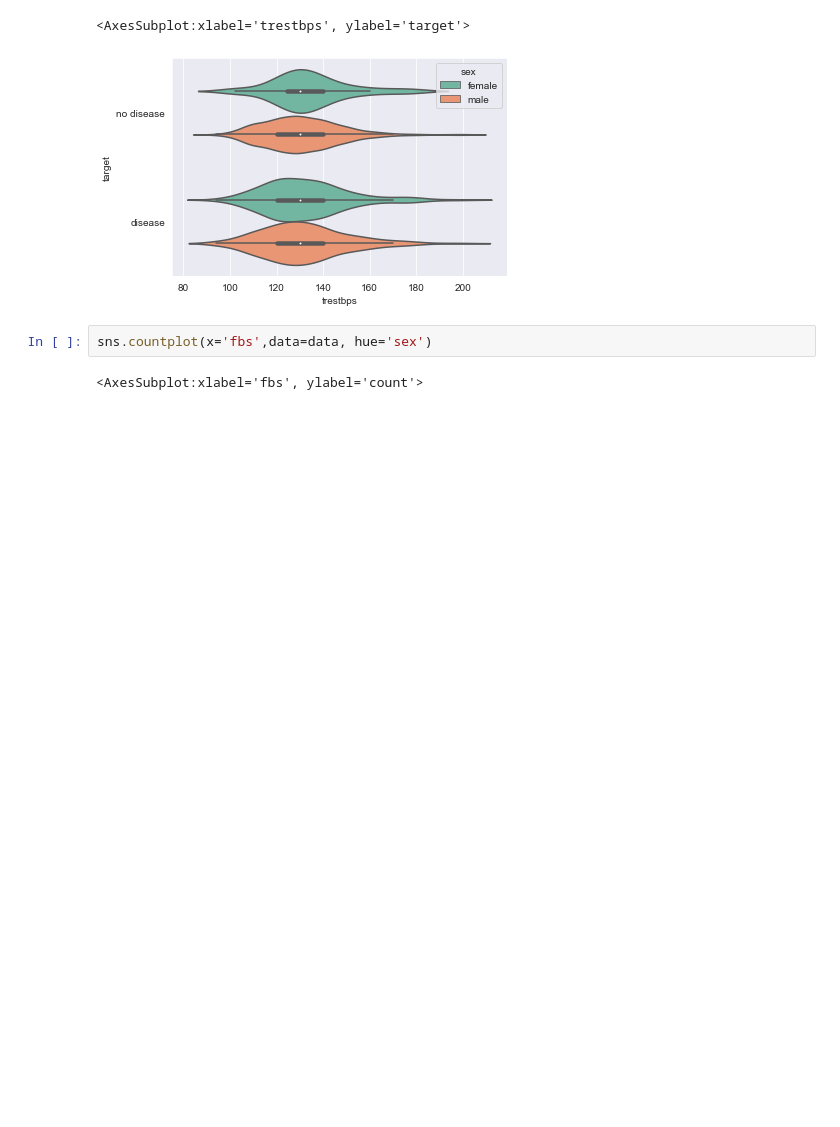
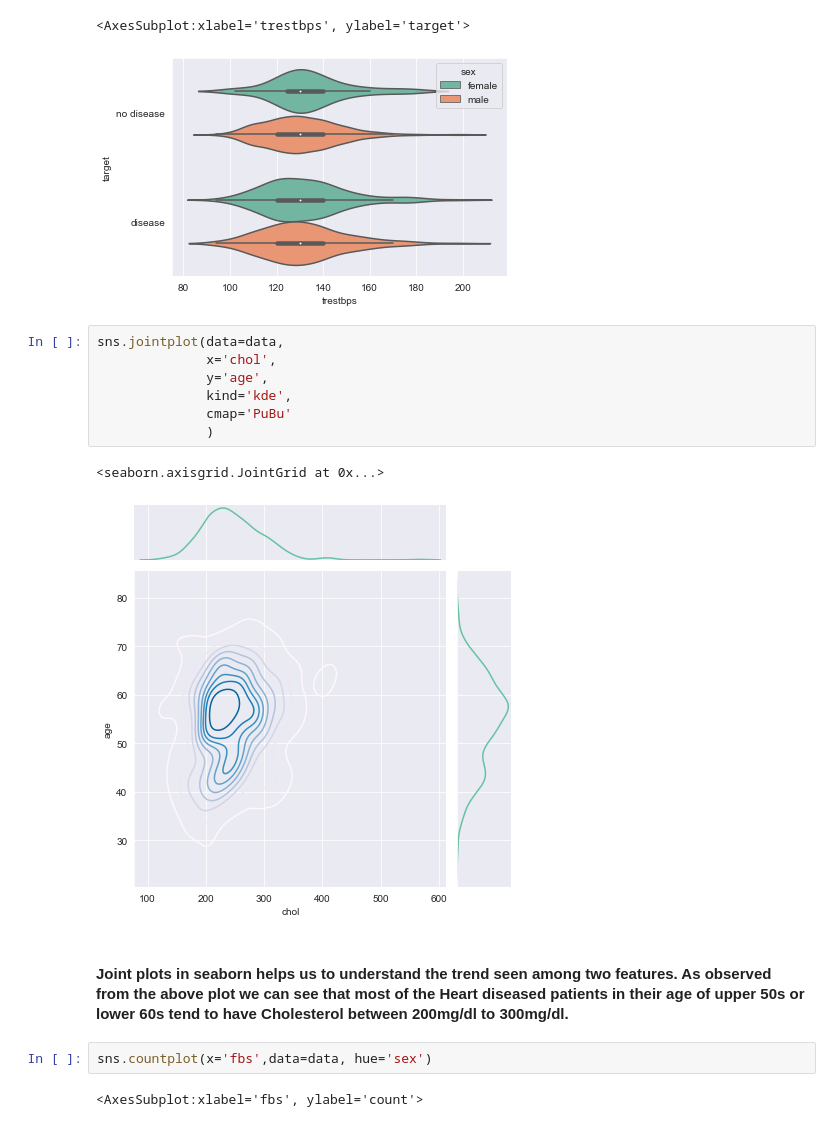
Before and after one commit to samridhisehgal97/HEART-DISEASE-PREDICTIONS-AND-ANALYSIS, a Jupyter notebook: Project-Copy1.ipynb, the cells around one changed output. Saved outputs shown, nothing was run; the diff lists cells and outputs as text; blank space fills up the shorter version.

```diff
--- a/Project-Copy1.ipynb
+++ b/Project-Copy1.ipynb
@@ -411,6 +448,18 @@ sns.violinplot(x='trestbps',y='target', data=data, hue='sex')
 # %% [output]
 <AxesSubplot:xlabel='trestbps', ylabel='target'>
 [figure]
+# %%
+sns.jointplot(data=data,
+              x='chol',
+              y='age',
+              kind='kde',
+              cmap='PuBu'
+              )
+# %% [output]
+<seaborn.axisgrid.JointGrid at 0x...>
+[figure, added]
+# %% [markdown]
+#### Joint plots in seaborn helps us to understand the trend seen among two features. As observed from the above plot we can see that most of the Heart diseased patients in their age of upper 50s or lower 60s tend to have Cholesterol between 200mg/dl to 300mg/dl.
 # %%
 sns.countplot(x='fbs',data=data, hue='sex')
 # %% [output]
```
Also changed, not shown: parts of 22 cells of this notebook.
